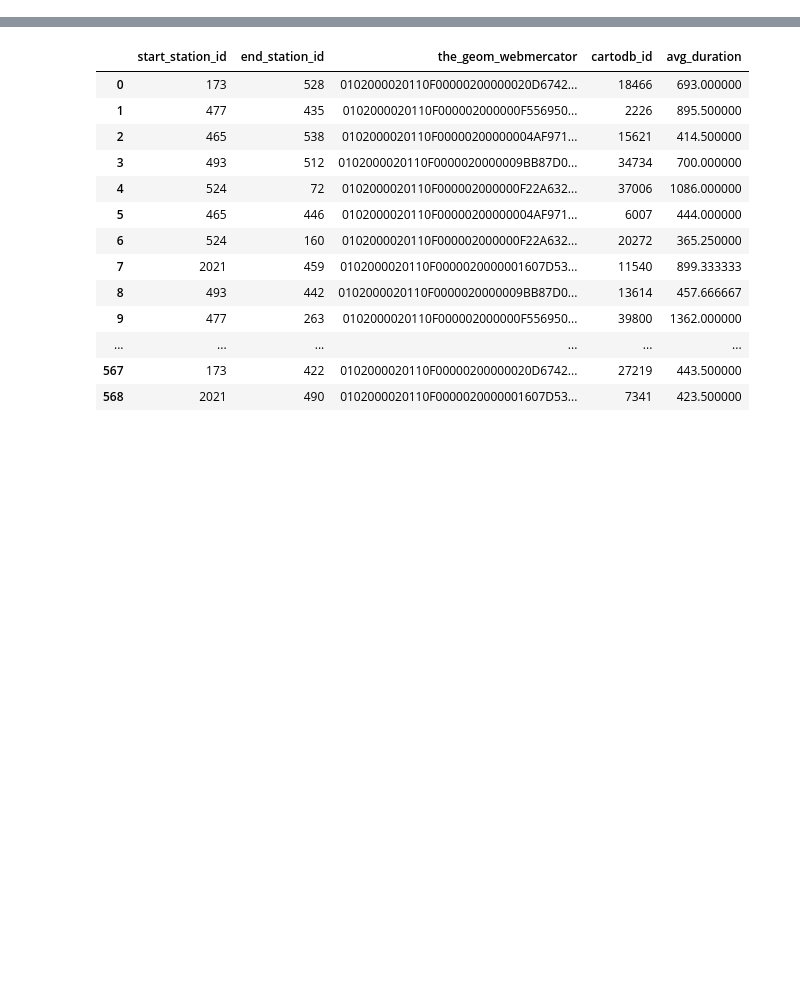
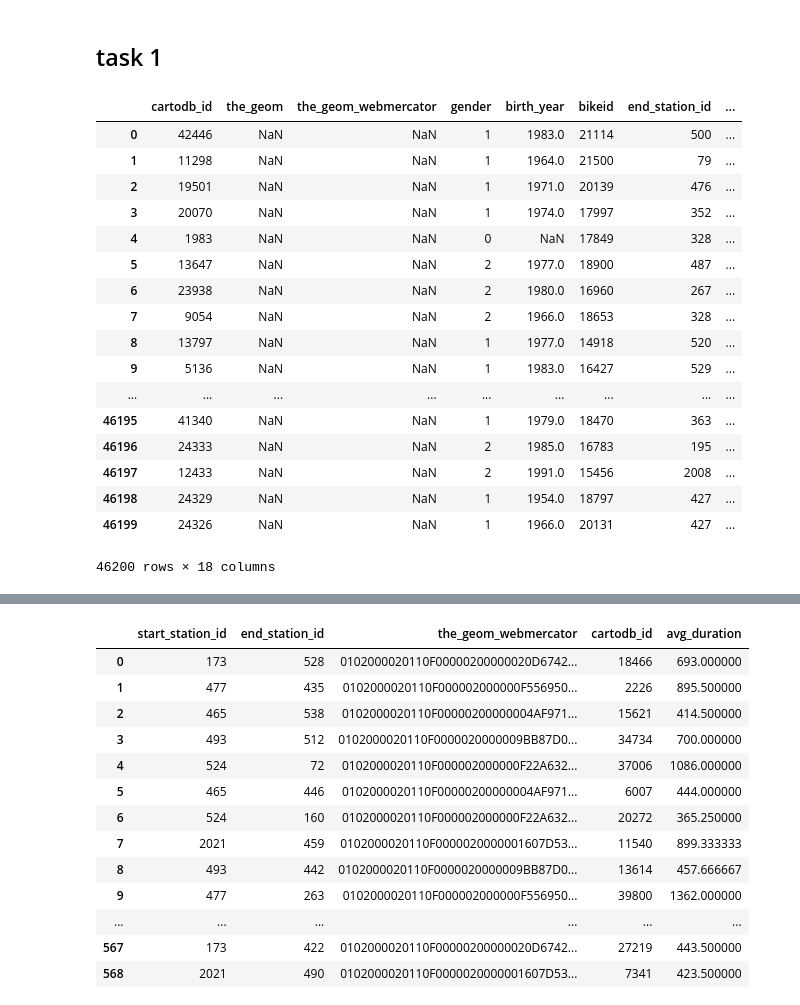
Before and after one commit to ep2247/PUI2017_ep2247, a Jupyter notebook: HW7_ep2247/HW7_2_ep2247.ipynb, the cells around one changed output, grey strips where cells are left out. Saved outputs shown, nothing was run; the diff lists cells and outputs as text; code cells hidden in the pictures; blank space fills up the shorter version.

Commit message:
update h7-2 with all of the tasks in SQL lab

```diff
--- a/HW7_ep2247/HW7_2_ep2247.ipynb
+++ b/HW7_ep2247/HW7_2_ep2247.ipynb
@@ -37,3 +37,33 @@ def queryCartoDB(query, format='CSV', source=SQL_SOURCE):
     except Exception:
         raise
     return response.read()
+# %% [markdown]
+## task 1
+# %%
+# sort by station id
+test1a = '''
+SELECT * FROM citibike
+
+ORDER BY start_station_id
+'''
+# %%
+pd.read_csv(StringIO.StringIO(queryCartoDB(test1a)), sep=',')
+# %% [output]
+|  | cartodb_id | the_geom | the_geom_webmercator | gender | birth_year | bikeid | end_station_id | ... |
+| 0 | 42446 | NaN | NaN | 1 | 1983.0 | 21114 | 500 | ... |
+| 1 | 11298 | NaN | NaN | 1 | 1964.0 | 21500 | 79 | ... |
+| 2 | 19501 | NaN | NaN | 1 | 1971.0 | 20139 | 476 | ... |
+| 3 | 20070 | NaN | NaN | 1 | 1974.0 | 17997 | 352 | ... |
+| 4 | 1983 | NaN | NaN | 0 | NaN | 17849 | 328 | ... |
+| 5 | 13647 | NaN | NaN | 2 | 1977.0 | 18900 | 487 | ... |
+| 6 | 23938 | NaN | NaN | 2 | 1980.0 | 16960 | 267 | ... |
+| 7 | 9054 | NaN | NaN | 2 | 1966.0 | 18653 | 328 | ... |
+| 8 | 13797 | NaN | NaN | 1 | 1977.0 | 14918 | 520 | ... |
+| 9 | 5136 | NaN | NaN | 1 | 1983.0 | 16427 | 529 | ... |
+| ... | ... | ... | ... | ... | ... | ... | ... | ... |
+| 46195 | 41340 | NaN | NaN | 1 | 1979.0 | 18470 | 363 | ... |
+| 46196 | 24333 | NaN | NaN | 2 | 1985.0 | 16783 | 195 | ... |
+| 46197 | 12433 | NaN | NaN | 2 | 1991.0 | 15456 | 2008 | ... |
+| 46198 | 24329 | NaN | NaN | 1 | 1954.0 | 18797 | 427 | ... |
+| 46199 | 24326 | NaN | NaN | 1 | 1966.0 | 20131 | 427 | ... |
+46200 rows × 18 columns
```
Also changed, not shown: parts of 40 cells of this notebook.
